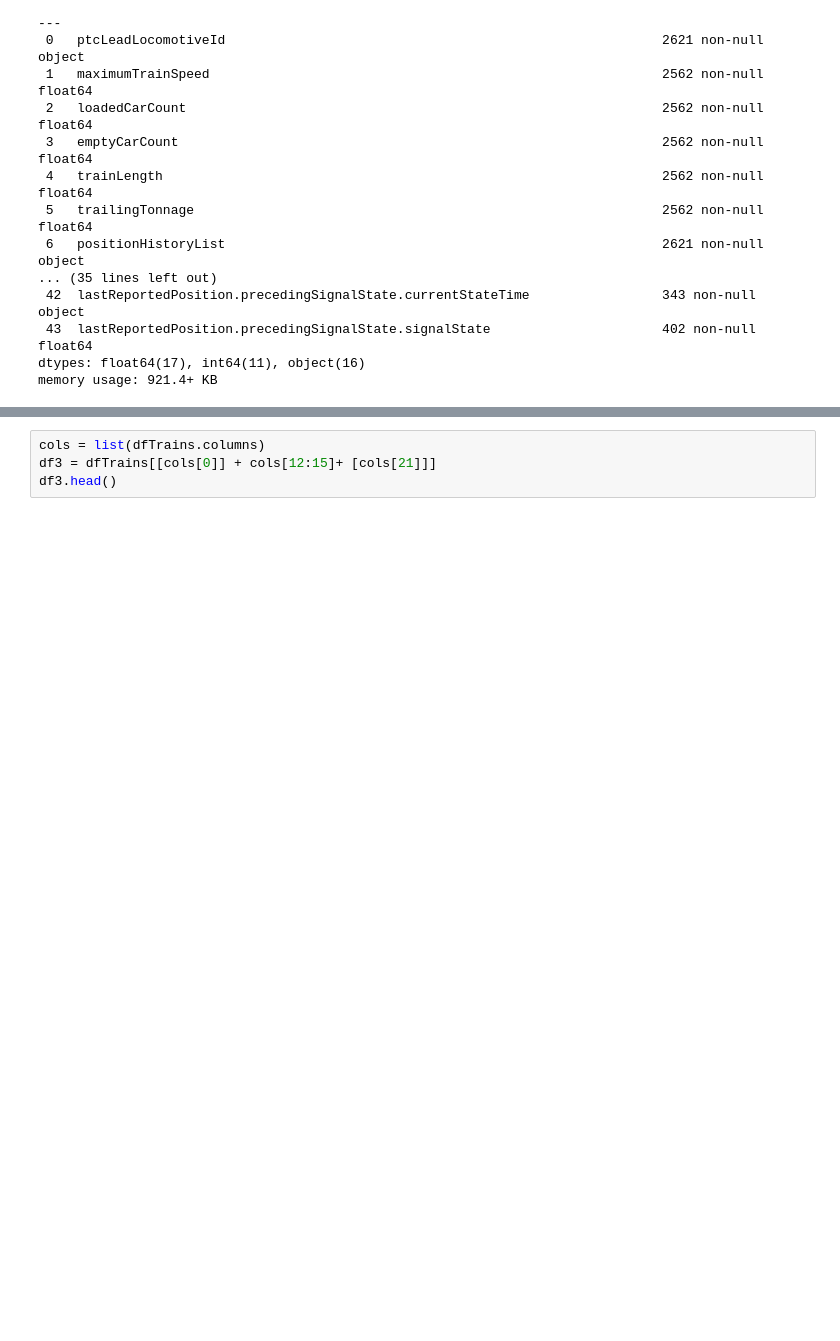
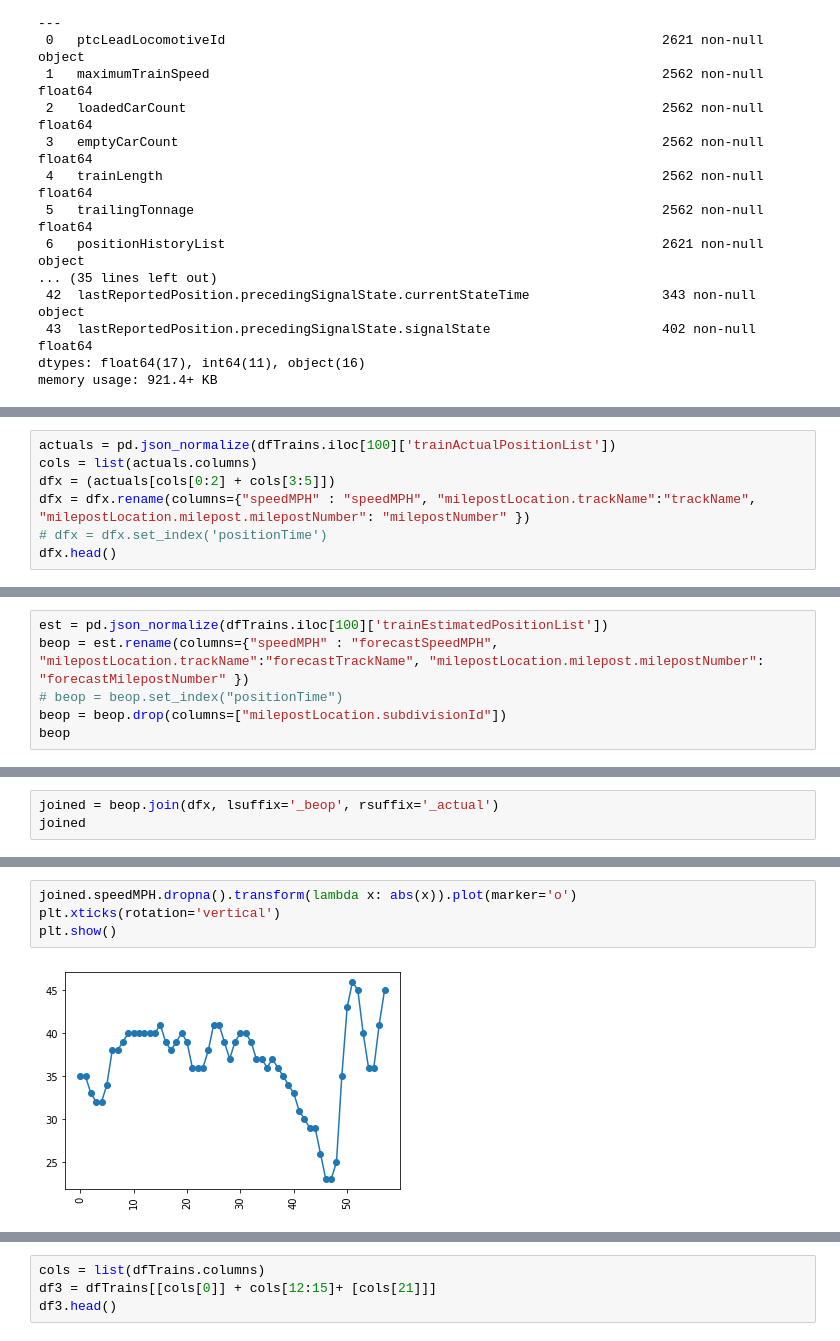
Before and after one commit to swicklund/hackathon, a Jupyter notebook: TensorFlowSteve.ipynb, the cells around one changed output, grey strips where cells are left out. Drawn from its saved outputs; the diff is of its cells as text; blank space fills up the shorter version.

```diff
--- a/TensorFlowSteve.ipynb
+++ b/TensorFlowSteve.ipynb
@@ -141,0 +106,7 @@ pd.json_normalize(dfTrains.iloc[100]['trainActualPositionList'])
+# %%
+actuals = pd.json_normalize(dfTrains.iloc[100]['trainActualPositionList'])
+cols = list(actuals.columns)
+dfx = (actuals[cols[0:2] + cols[3:5]])
+dfx = dfx.rename(columns={"speedMPH" : "speedMPH", "milepostLocation.trackName":"trackName", "milepostLocation.milepost.milepostNumber": "milepostNumber" })
+# dfx = dfx.set_index('positionTime')
+dfx.head()
@@ -141,0 +120,6 @@ pd.json_normalize(dfTrains.iloc[100]['trainActualPositionList'])
+# %%
+est = pd.json_normalize(dfTrains.iloc[100]['trainEstimatedPositionList'])
+beop = est.rename(columns={"speedMPH" : "forecastSpeedMPH", "milepostLocation.trackName":"forecastTrackName", "milepostLocation.milepost.milepostNumber": "forecastMilepostNumber" })
+# beop = beop.set_index("positionTime")
+beop = beop.drop(columns=["milepostLocation.subdivisionId"])
+beop
@@ -141,0 +140,3 @@ pd.json_normalize(dfTrains.iloc[100]['trainActualPositionList'])
+# %%
+joined = beop.join(dfx, lsuffix='_beop', rsuffix='_actual')
+joined
@@ -141,0 +157,6 @@ pd.json_normalize(dfTrains.iloc[100]['trainActualPositionList'])
+# %%
+joined.speedMPH.dropna().transform(lambda x: abs(x)).plot(marker='o')
+plt.xticks(rotation='vertical')
+plt.show()
+# %% [output]
+[figure, added]
```
Also changed, not shown: parts of 9 cells of this notebook.
